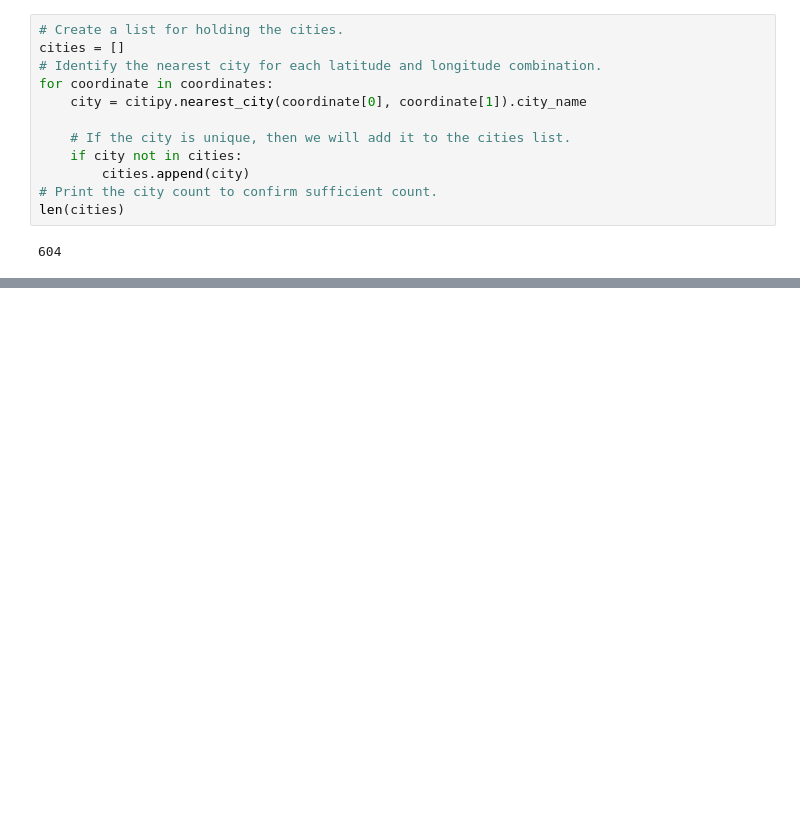
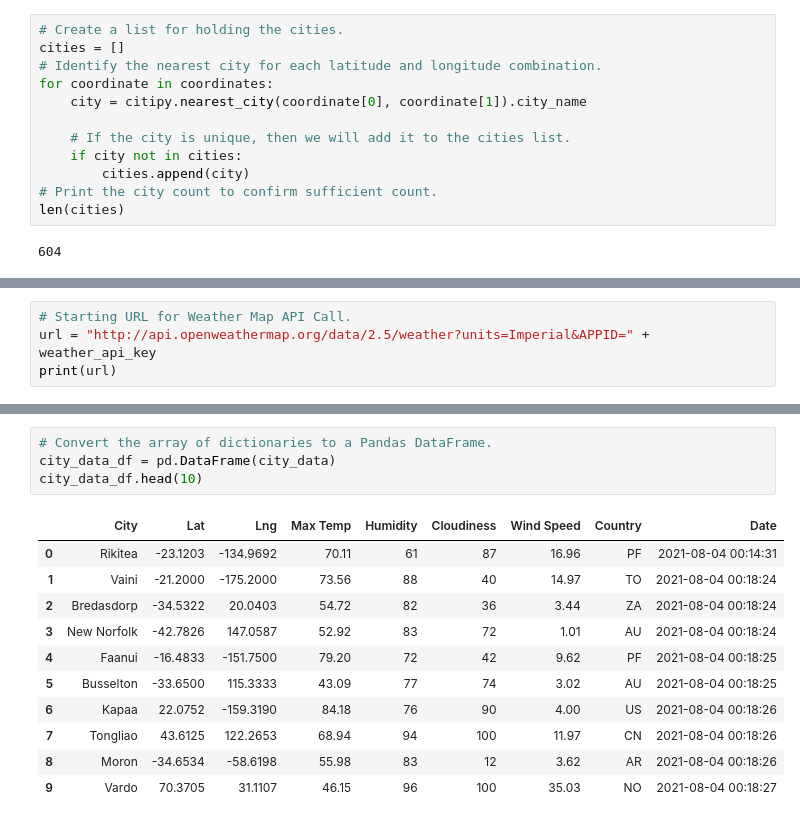
Before and after one commit to a2zvargas/World_Weather_Analysis, a Jupyter notebook: WeatherPy.ipynb, the cells around one changed output, grey strips where cells are left out. Cells and saved outputs as stored; diff of their text form; blank space fills up the shorter version.

Commit message:
city data retrieved

```diff
--- a/WeatherPy.ipynb
+++ b/WeatherPy.ipynb
@@ -32,0 +41,4 @@ len(cities)
+# %%
+# Starting URL for Weather Map API Call.
+url = "http://api.openweathermap.org/data/2.5/weather?units=Imperial&APPID=" + weather_api_key
+print(url)
@@ -32,0 +125,16 @@ len(cities)
+# %%
+# Convert the array of dictionaries to a Pandas DataFrame.
+city_data_df = pd.DataFrame(city_data)
+city_data_df.head(10)
+# %% [output]
+|  | City | Lat | Lng | Max Temp | Humidity | Cloudiness | Wind Speed | Country | Date |
+| 0 | Rikitea | -23.1203 | -134.9692 | 70.11 | 61 | 87 | 16.96 | PF | 2021-08-04 00:14:31 |
+| 1 | Vaini | -21.2000 | -175.2000 | 73.56 | 88 | 40 | 14.97 | TO | 2021-08-04 00:18:24 |
+| 2 | Bredasdorp | -34.5322 | 20.0403 | 54.72 | 82 | 36 | 3.44 | ZA | 2021-08-04 00:18:24 |
+| 3 | New Norfolk | -42.7826 | 147.0587 | 52.92 | 83 | 72 | 1.01 | AU | 2021-08-04 00:18:24 |
+| 4 | Faanui | -16.4833 | -151.7500 | 79.20 | 72 | 42 | 9.62 | PF | 2021-08-04 00:18:25 |
+| 5 | Busselton | -33.6500 | 115.3333 | 43.09 | 77 | 74 | 3.02 | AU | 2021-08-04 00:18:25 |
+| 6 | Kapaa | 22.0752 | -159.3190 | 84.18 | 76 | 90 | 4.00 | US | 2021-08-04 00:18:26 |
+| 7 | Tongliao | 43.6125 | 122.2653 | 68.94 | 94 | 100 | 11.97 | CN | 2021-08-04 00:18:26 |
+| 8 | Moron | -34.6534 | -58.6198 | 55.98 | 83 | 12 | 3.62 | AR | 2021-08-04 00:18:26 |
+| 9 | Vardo | 70.3705 | 31.1107 | 46.15 | 96 | 100 | 35.03 | NO | 2021-08-04 00:18:27 |
```
Also changed, not shown: parts of 5 cells of this notebook, 3 other files.
